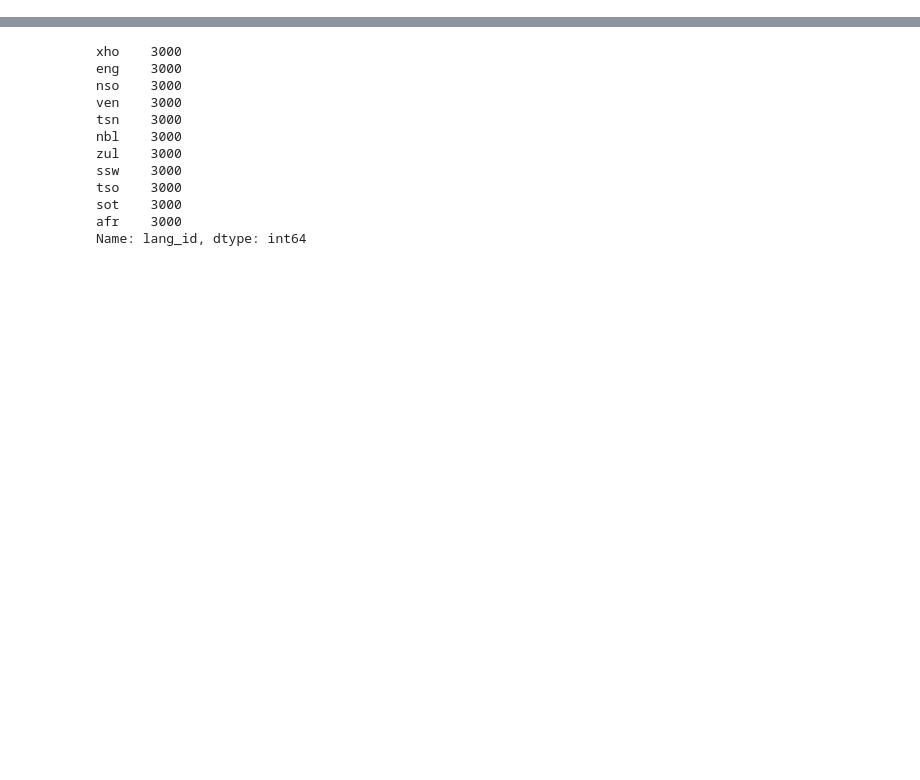
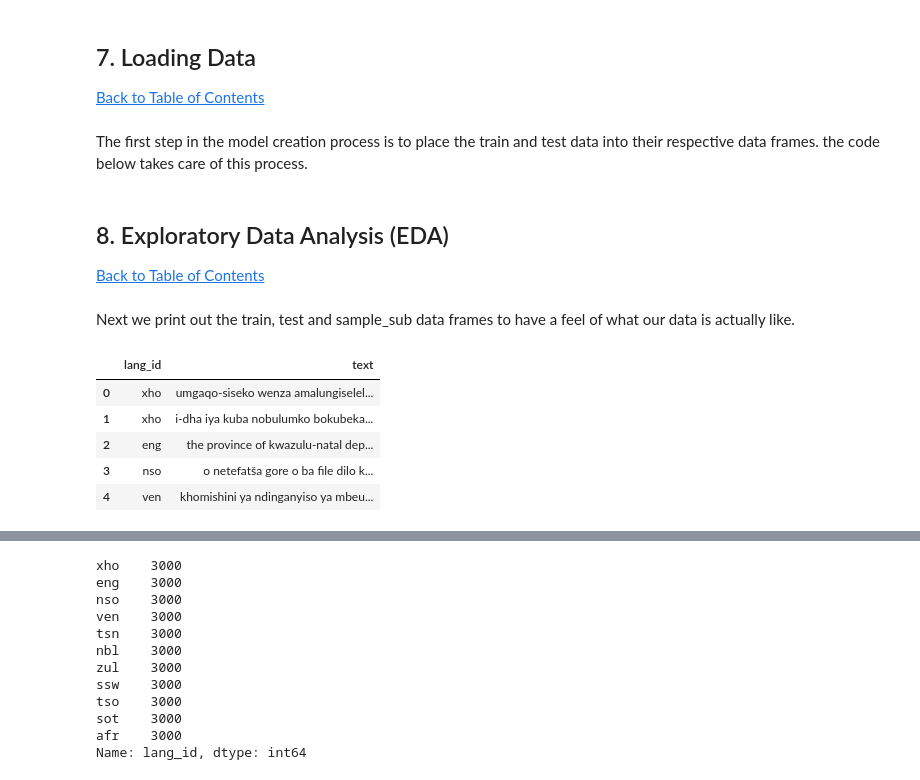
Before and after one commit to okonp07/South-African-Languages-Hackathon, a Jupyter notebook: Explore Kaggle Hackathon.ipynb, the cells around one changed output, grey strips where cells are left out. Drawn from its saved outputs; the diff is of its cells as text; code cells hidden in the pictures; blank space fills up the shorter version.

```diff
--- a/Explore Kaggle Hackathon.ipynb
+++ b/Explore Kaggle Hackathon.ipynb
@@ -108,0 +140,6 @@ sample_submission.head()
+# %% [markdown]
+<a id="seven"></a>
+## 7. Loading Data
+<a href=#cont>Back to Table of Contents</a>
+# %% [markdown]
+The first step in the model creation process is to place the train and test data into their respective data frames. the code below takes care of this process.
@@ -108,0 +151,16 @@ sample_submission.head()
+# %% [markdown]
+<a id="eight"></a>
+## 8. Exploratory Data Analysis (EDA)
+<a href=#cont>Back to Table of Contents</a>
+# %% [markdown]
+Next we print out the train, test and sample_sub data frames to have a feel of what our data is actually like.
+# %%
+# Print out the 1st 5 rows of the train data frame
+train.head()
+# %% [output]
+|  | lang_id | text |
+| 0 | xho | umgaqo-siseko wenza amalungiselel... |
+| 1 | xho | i-dha iya kuba nobulumko bokubeka... |
+| 2 | eng | the province of kwazulu-natal dep... |
+| 3 | nso | o netefatša gore o ba file dilo k... |
+| 4 | ven | khomishini ya ndinganyiso ya mbeu... |
```
Also changed, not shown: parts of 81 cells of this notebook.
